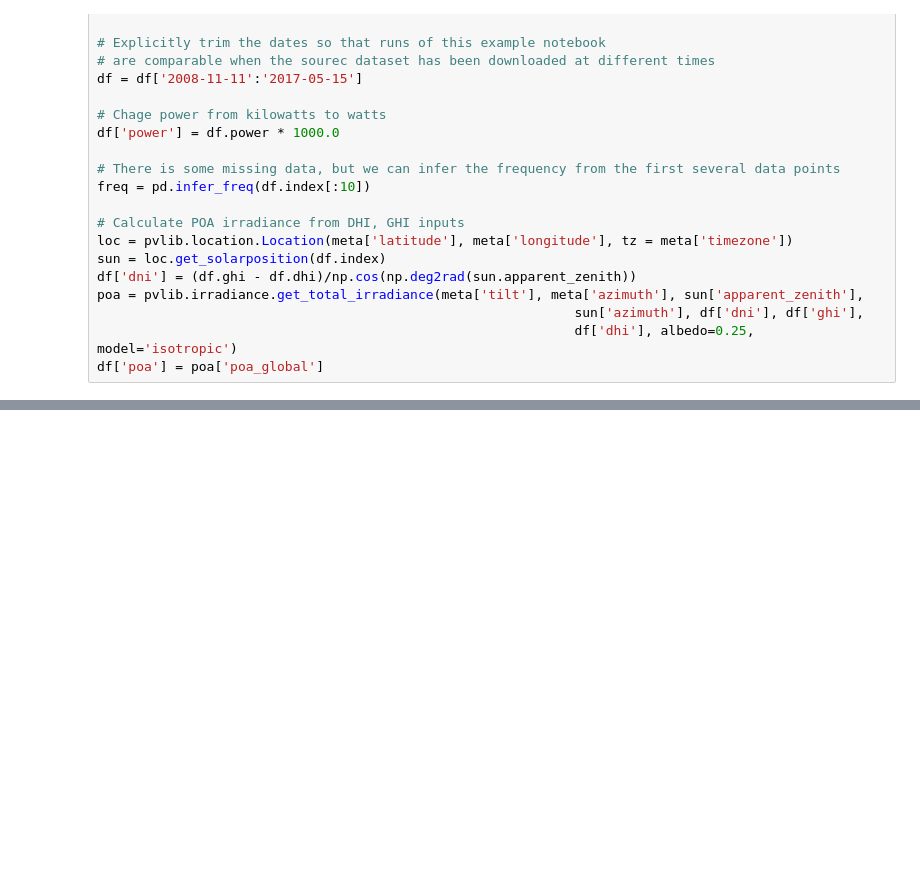
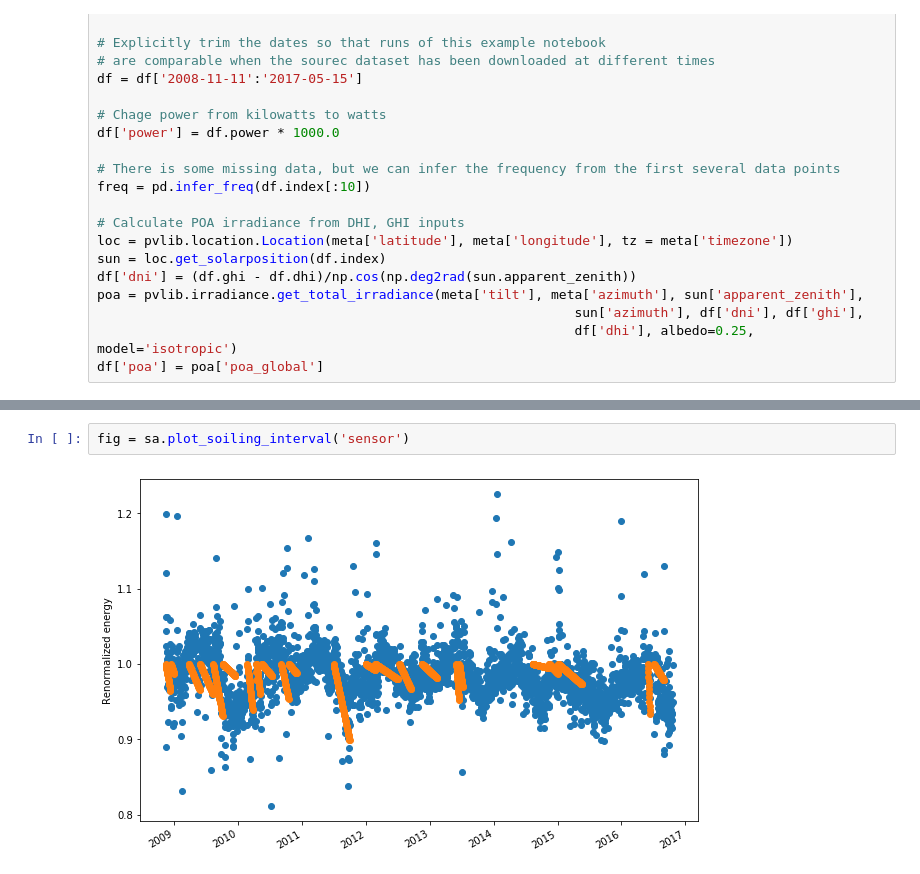
Before and after one commit to NREL/rdtools, a Jupyter notebook: docs/model_plugins_example.ipynb, the cells around one changed output, grey strips where cells are left out. Drawn from its saved outputs; the diff is of its cells as text; blank space fills up the shorter version.

```diff
--- a/docs/model_plugins_example.ipynb
+++ b/docs/model_plugins_example.ipynb
@@ -273,0 +166,4 @@ Freq: D, Name: pi_norm, dtype: float64
+# %%
+fig = sa.plot_soiling_interval('sensor')
+# %% [output]
+[figure, added]
```
Also changed, not shown: parts of 21 cells of this notebook, 2 other files.
